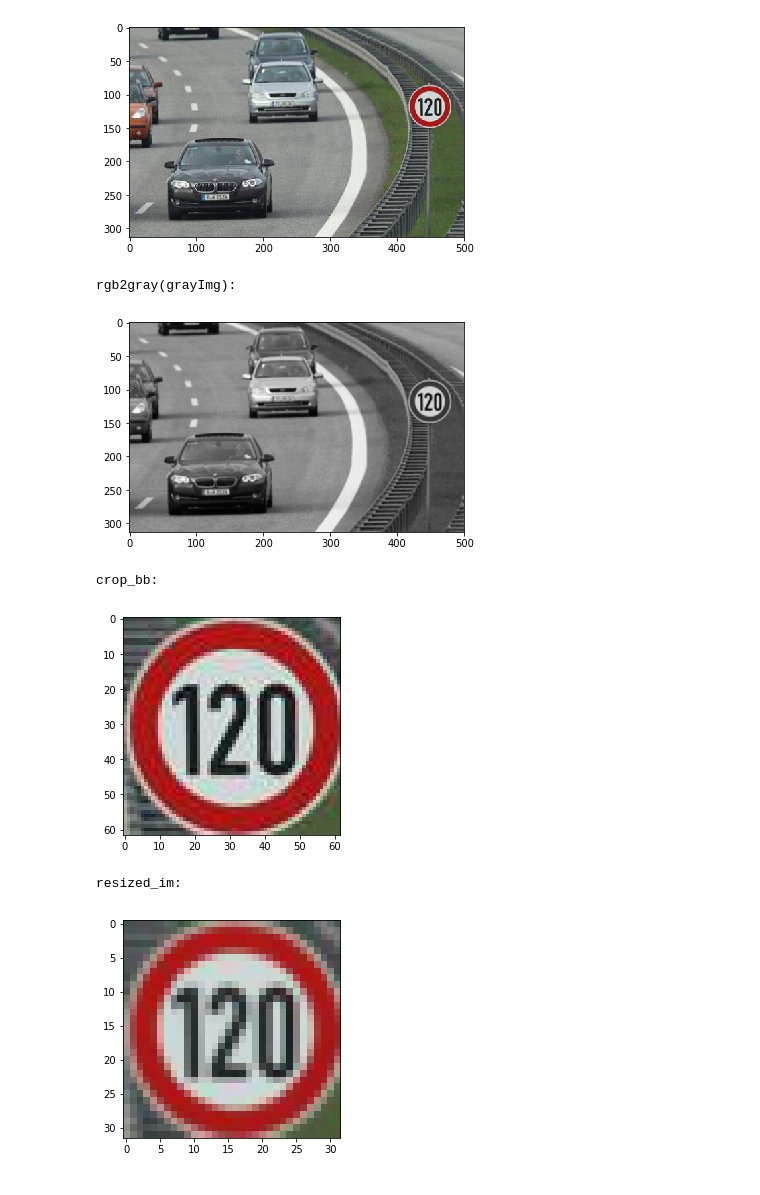
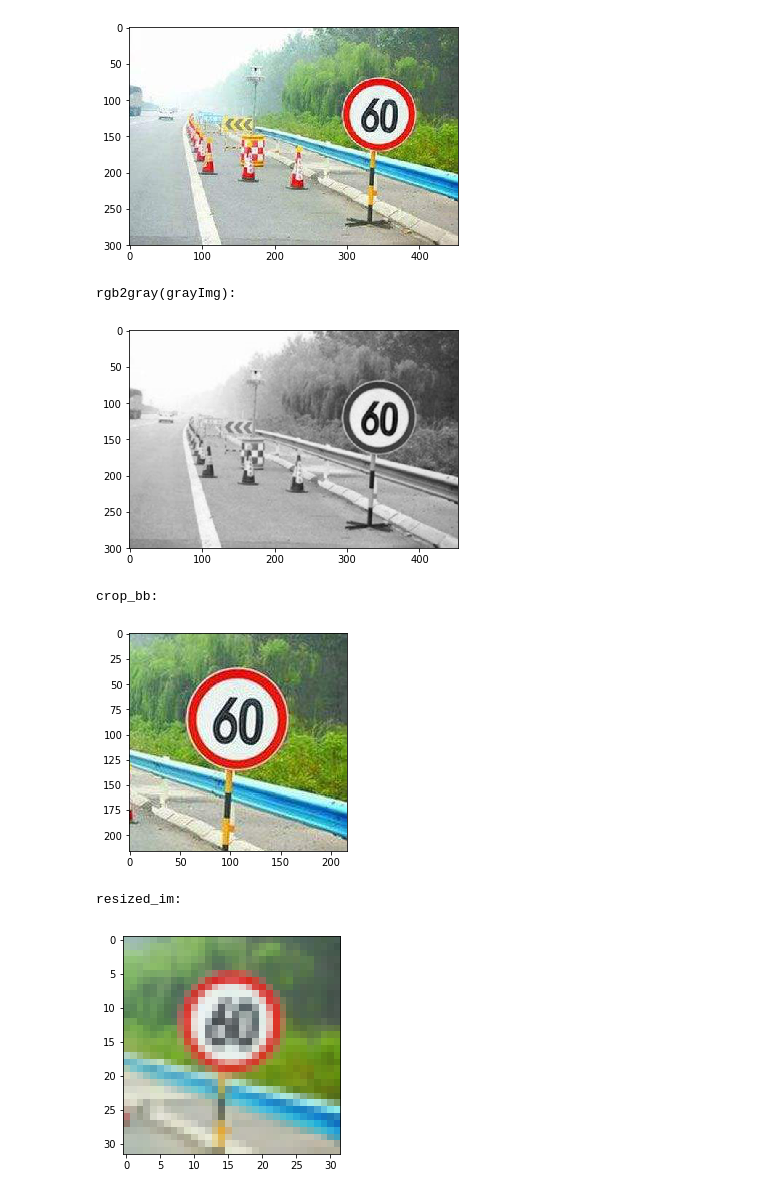
Before and after one commit to duoergun0729/adversarial_examples, a Jupyter notebook: code/traffic_sign.ipynb, the cells around one changed output. Cells and saved outputs as stored; diff of their text form; code cells hidden in the pictures.

```diff
--- a/code/traffic_sign.ipynb
+++ b/code/traffic_sign.ipynb
@@ -147,8 +147,8 @@ def find_circles(img, mg_ratio=0.4, n_circles=1):
 
     #通过调节minRadius=20,maxRadius=250设置可以检测的车牌大小
     circles = cv2.HoughCircles(grayImg, cv2.HOUGH_GRADIENT, 1, 200,
-                               param1=50, param2=30, minRadius=5,
-                               maxRadius=30)
+                               param1=60, param2=50, minRadius=5,
+                               maxRadius=100)
 
     bboxes = []
     try:
@@ -180,7 +180,7 @@ def crop_bb(img, bbox):
 
 def demo():
 
-    demo_file="../picture/traffic_sign.jpg"
+    demo_file="../picture/60.jpeg"
     #demo_file="../picture/70.jpg"
     #demo_file="../picture/12_speed_limit_100.jpg"
     demo_img=misc.imread(demo_file, flatten=False, mode='RGB')
@@ -194,38 +194,38 @@ def demo():
         plt.imshow(crop)
         plt.show()
         #resized_im = resize(crop)
         resized_im=misc.imresize(crop, (32,32), interp="bilinear")
         resized_im=(resized_im / 255.).astype(np.float32)
 
         print("resized_im:")
         plt.imshow(resized_im)
         plt.show()
 
         resized_im=resized_im.reshape(INPUT_SHAPE)
 
         label = np.argmax(model.predict(resized_im)[0])
         conf = np.max(softmax(model.predict(resized_im)[0]))
         # Consider detection only if confidence is larger than threshold
         print("label=[{}] id={} conf={}".format(signnames[label],label,conf))
         if (conf > CONF_THRES ) and  (label in cir_cls) :
             print("Draw: label=[{}] id={} conf={}".format(signnames[label],label,conf))
             demo_img = draw_bb(demo_img, bbox)
             # Put label and confidence
             cv2.putText(demo_img, '{}: {:.2f}'.format(signnames[label], conf), (bbox[0]-200, bbox[1] -10 ),
-                        cv2.FONT_HERSHEY_SIMPLEX, 0.8, (255, 255, 255), 2)
+                        cv2.FONT_HERSHEY_SIMPLEX, 0.8, (0, 1, 0), 2)
         else:
             print('No Draw: label=[{}] id={} conf={}'.format(signnames[label],label, conf))
 
 
     #show_img=np.uint8(show_img * 255)
     plt.imshow(demo_img)
     plt.show()
 demo()
 # %% [output]
-[figure, old version]
+[figure, new version]
 rgb2gray(grayImg):
-[figure, old version]
+[figure, new version]
 crop_bb:
-[figure, old version]
+[figure, new version]
 resized_im:
-[figure, old version]
+[figure, new version]
```
Also changed, not shown: parts of 2 cells of this notebook, 40 other files.
